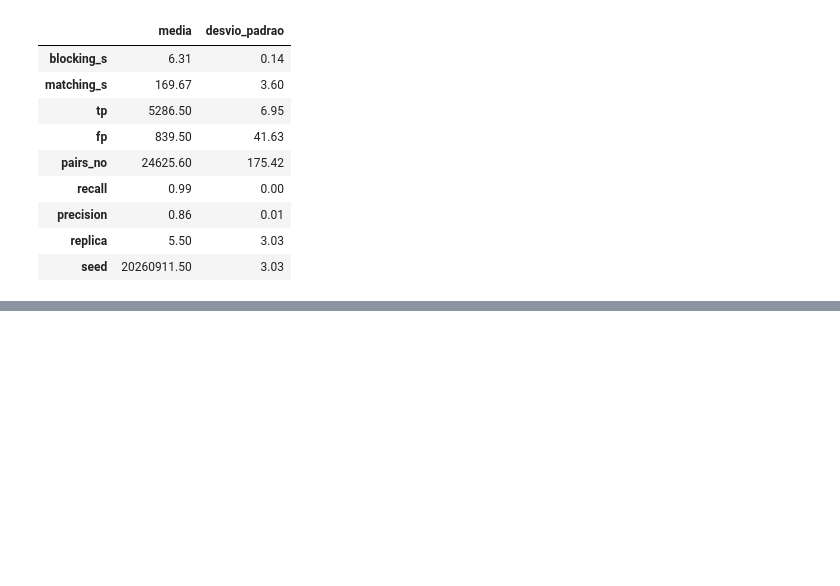
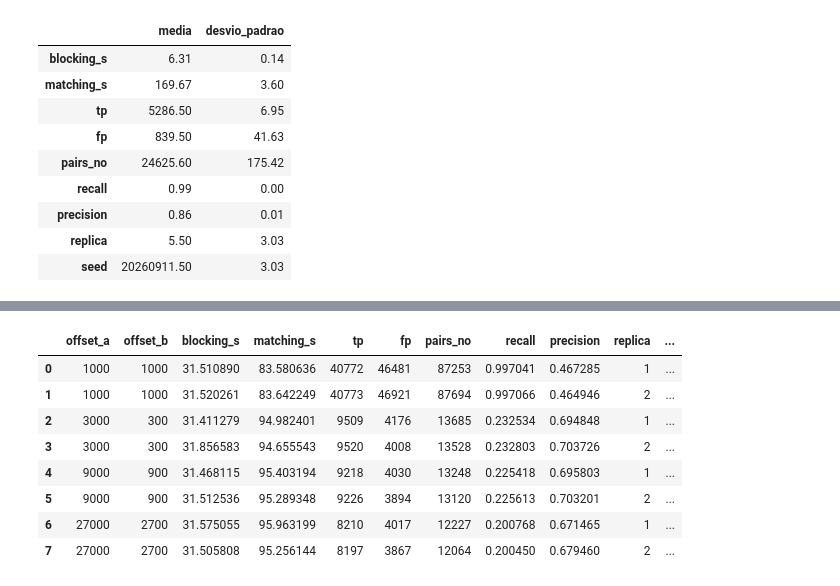
Before and after one commit to pereiraIgor/approximate-blocking, a Jupyter notebook: resultados_v2/analise_resultados.ipynb, the cells around one changed output, grey strips where cells are left out. Saved outputs shown, nothing was run; the diff lists cells and outputs as text; code cells hidden in the pictures; blank space fills up the shorter version.

```diff
--- a/resultados_v2/analise_resultados.ipynb
+++ b/resultados_v2/analise_resultados.ipynb
@@ -211,0 +240,12 @@ tabela_comparativa
+# %%
+offsets_ncvr
+# %% [output]
+|  | offset_a | offset_b | blocking_s | matching_s | tp | fp | pairs_no | recall | precision | replica | ... |
+| 0 | 1000 | 1000 | 31.510890 | 83.580636 | 40772 | 46481 | 87253 | 0.997041 | 0.467285 | 1 | ... |
+| 1 | 1000 | 1000 | 31.520261 | 83.642249 | 40773 | 46921 | 87694 | 0.997066 | 0.464946 | 2 | ... |
+| 2 | 3000 | 300 | 31.411279 | 94.982401 | 9509 | 4176 | 13685 | 0.232534 | 0.694848 | 1 | ... |
+| 3 | 3000 | 300 | 31.856583 | 94.655543 | 9520 | 4008 | 13528 | 0.232803 | 0.703726 | 2 | ... |
+| 4 | 9000 | 900 | 31.468115 | 95.403194 | 9218 | 4030 | 13248 | 0.225418 | 0.695803 | 1 | ... |
+| 5 | 9000 | 900 | 31.512536 | 95.289348 | 9226 | 3894 | 13120 | 0.225613 | 0.703201 | 2 | ... |
+| 6 | 27000 | 2700 | 31.575055 | 95.963199 | 8210 | 4017 | 12227 | 0.200768 | 0.671465 | 1 | ... |
+| 7 | 27000 | 2700 | 31.505808 | 95.256144 | 8197 | 3867 | 12064 | 0.200450 | 0.679460 | 2 | ... |
```
Also changed, not shown: parts of 3 cells of this notebook, 12 other files.
